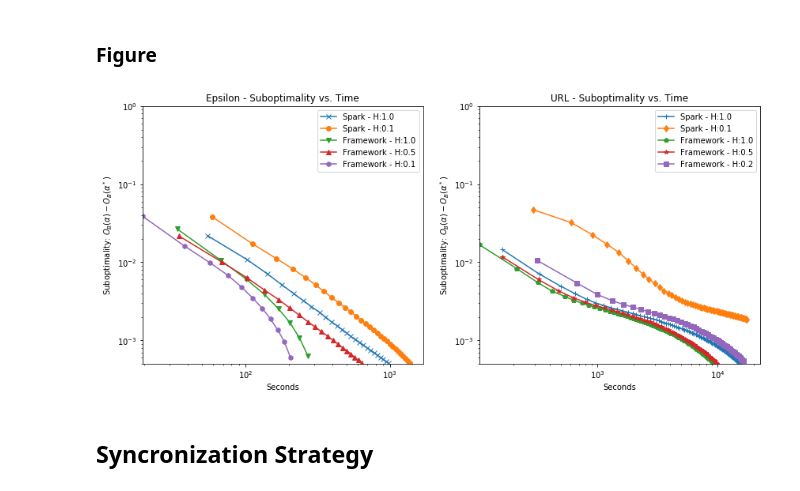
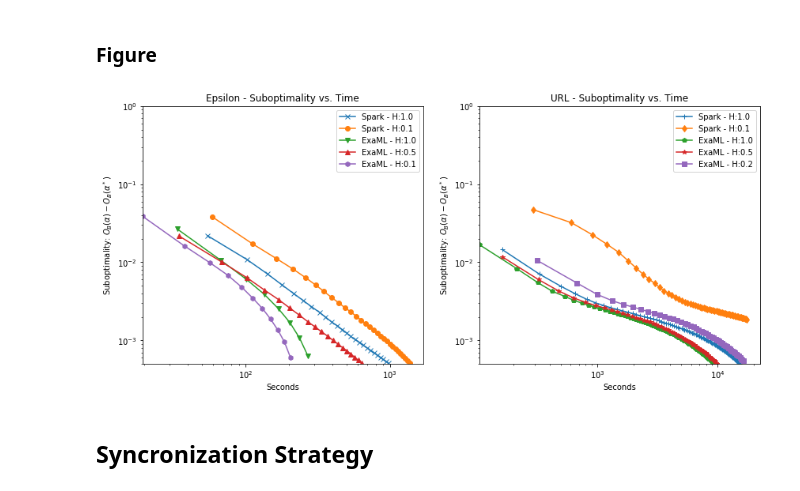
Before and after one commit to ChristophAlt/thesis, a Jupyter notebook: notebooks/experiments.ipynb, the cells around one changed output. Drawn from its saved outputs; the diff is of its cells as text; code cells hidden in the pictures.

```diff
--- a/notebooks/experiments.ipynb
+++ b/notebooks/experiments.ipynb
@@ -554,33 +554,33 @@ comm_url_framework_h05_path = base_path + 'exa/exp_exa_url_h05/exp_exa_url_h05_0
 # %%
 plotter = ExperimentDoubleLogPlotter()
 # Epsilon
 plotter.add_experiment(parser_spark.parse(comm_epsilon_spark_h1_path), subplot=1, name='Spark - H:1.0', every_n=10)
 plotter.add_experiment(parser_spark.parse(comm_epsilon_spark_h01_path), subplot=1, name='Spark - H:0.1', every_n=50)
-plotter.add_experiment(parser_framework_2.parse(comm_epsilon_framework_h1_path, no_params=True), subplot=1, name='Framework - H:1.0', every_n=10)
-plotter.add_experiment(parser_framework_2.parse(comm_epsilon_framework_h05_path, no_params=True), subplot=1, name='Framework - H:0.5', every_n=20)
-plotter.add_experiment(parser_framework_2.parse(comm_epsilon_framework_h01_path, no_params=True), subplot=1, name='Framework - H:0.1', every_n=50)
+plotter.add_experiment(parser_framework_2.parse(comm_epsilon_framework_h1_path, no_params=True), subplot=1, name='ExaML - H:1.0', every_n=10)
+plotter.add_experiment(parser_framework_2.parse(comm_epsilon_framework_h05_path, no_params=True), subplot=1, name='ExaML - H:0.5', every_n=20)
+plotter.add_experiment(parser_framework_2.parse(comm_epsilon_framework_h01_path, no_params=True), subplot=1, name='ExaML - H:0.1', every_n=50)
 #plotter.add_experiment(parser_framework_2.parse(comm_epsilon_framework_h005_path, no_params=True), subplot=1, name='Framework - H:0.05', every_n=100)
 
 # URL
 plotter.add_experiment(parser_spark.parse(comm_url_spark_h1_path), subplot=2, name='Spark - H:1.0', every_n=20)
 plotter.add_experiment(parser_spark.parse(comm_url_spark_h01_path), subplot=2, name='Spark - H:0.1', every_n=50)
-plotter.add_experiment(parser_framework_2.parse(comm_url_framework_h1_path, no_params=True), subplot=2, name='Framework - H:1.0', every_n=20)
-plotter.add_experiment(parser_framework_2.parse(comm_url_framework_h05_path, no_params=True), subplot=2, name='Framework - H:0.5', every_n=50)
-plotter.add_experiment(parser_framework_2.parse(comm_url_framework_h02_path, no_params=True), subplot=2, name='Framework - H:0.2', every_n=200)
+plotter.add_experiment(parser_framework_2.parse(comm_url_framework_h1_path, no_params=True), subplot=2, name='ExaML - H:1.0', every_n=20)
+plotter.add_experiment(parser_framework_2.parse(comm_url_framework_h05_path, no_params=True), subplot=2, name='ExaML - H:0.5', every_n=50)
+plotter.add_experiment(parser_framework_2.parse(comm_url_framework_h02_path, no_params=True), subplot=2, name='ExaML - H:0.2', every_n=200)
 
 plotter.ylabel(r'Suboptimality: $O_B(\alpha) - O_B(\alpha^*)$')
 plotter.ylim(5e-4)
 plotter.figsize((14, 6))
 plotter.title('Epsilon - Suboptimality vs. Time', subplot=1)
 plotter.title('URL - Suboptimality vs. Time', subplot=2)
 #plotter.use_iterations()
 
 plotter.add_min_objectives(objective=0.21719499, subplot=1)
 plotter.add_min_objectives(objective=0.04503669, subplot=2)
 
 plotter.plot(filename='./../img/comm_freq_cmp.png')
 # %% [output]
-[figure, old version]
+[figure, new version]
 # %% [markdown]
 ## Syncronization Strategy
 # %% [markdown]
```
Also changed, not shown: parts of 3 cells of this notebook, 14 other files.
